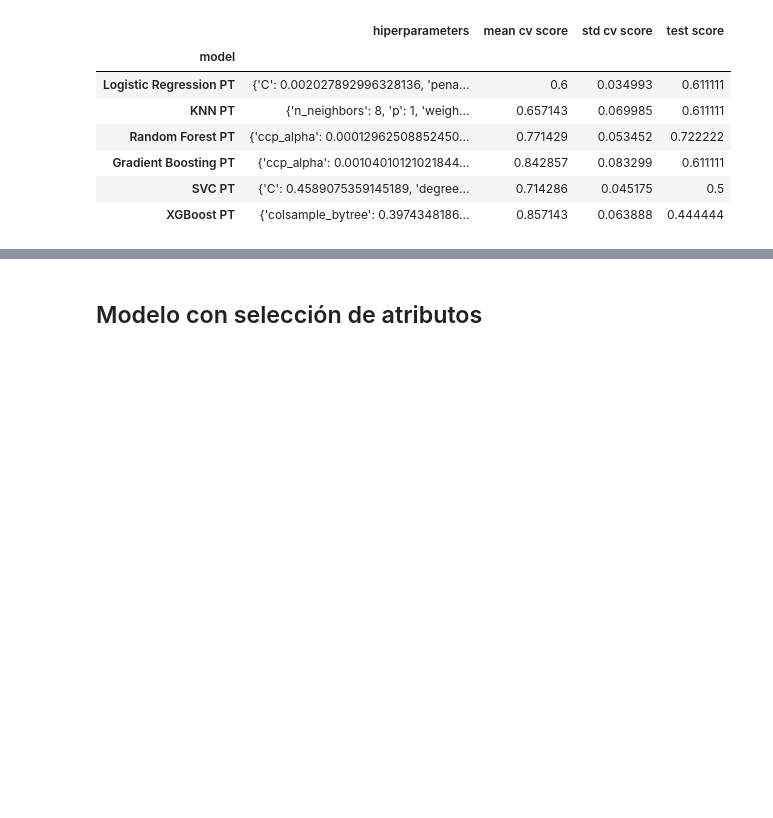
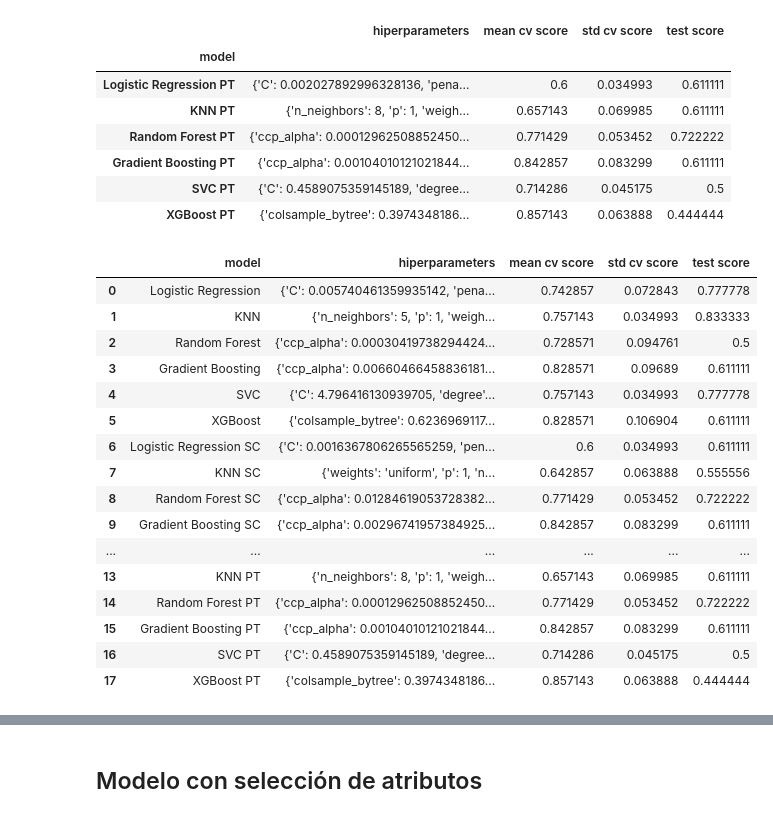
Before and after one commit to jhquiza/EEG_IAT, a Jupyter notebook: Modelos clasificación conectividad grupos de actores.ipynb, the cells around one changed output, grey strips where cells are left out. Cells and saved outputs as stored; diff of their text form; code cells hidden in the pictures; blank space fills up the shorter version.

```diff
--- a/Modelos clasificación conectividad grupos de actores.ipynb
+++ b/Modelos clasificación conectividad grupos de actores.ipynb
@@ -92,3 +92,27 @@ best_results_pt
 | Gradient Boosting PT | {'ccp_alpha': 0.00104010121021844... | 0.842857 | 0.083299 | 0.611111 |
 | SVC PT | {'C': 0.4589075359145189, 'degree... | 0.714286 | 0.045175 | 0.5 |
 | XGBoost PT | {'colsample_bytree': 0.3974348186... | 0.857143 | 0.063888 | 0.444444 |
+# %%
+df_np = best_results_np.reset_index().copy()
+df_sc = best_results_sc.reset_index().copy()
+df_pt = best_results_pt.reset_index().copy()
+df_all = pd.concat([df_np, df_sc, df_pt], axis=0, ignore_index=True)
+df_all
+# %% [output]
+|  | model | hiperparameters | mean cv score | std cv score | test score |
+| 0 | Logistic Regression | {'C': 0.005740461359935142, 'pena... | 0.742857 | 0.072843 | 0.777778 |
+| 1 | KNN | {'n_neighbors': 5, 'p': 1, 'weigh... | 0.757143 | 0.034993 | 0.833333 |
+| 2 | Random Forest | {'ccp_alpha': 0.00030419738294424... | 0.728571 | 0.094761 | 0.5 |
+| 3 | Gradient Boosting | {'ccp_alpha': 0.00660466458836181... | 0.828571 | 0.09689 | 0.611111 |
+| 4 | SVC | {'C': 4.796416130939705, 'degree'... | 0.757143 | 0.034993 | 0.777778 |
+| 5 | XGBoost | {'colsample_bytree': 0.6236969117... | 0.828571 | 0.106904 | 0.611111 |
+| 6 | Logistic Regression SC | {'C': 0.0016367806265565259, 'pen... | 0.6 | 0.034993 | 0.611111 |
+| 7 | KNN SC | {'weights': 'uniform', 'p': 1, 'n... | 0.642857 | 0.063888 | 0.555556 |
+| 8 | Random Forest SC | {'ccp_alpha': 0.01284619053728382... | 0.771429 | 0.053452 | 0.722222 |
+| 9 | Gradient Boosting SC | {'ccp_alpha': 0.00296741957384925... | 0.842857 | 0.083299 | 0.611111 |
+| ... | ... | ... | ... | ... | ... |
+| 13 | KNN PT | {'n_neighbors': 8, 'p': 1, 'weigh... | 0.657143 | 0.069985 | 0.611111 |
+| 14 | Random Forest PT | {'ccp_alpha': 0.00012962508852450... | 0.771429 | 0.053452 | 0.722222 |
+| 15 | Gradient Boosting PT | {'ccp_alpha': 0.00104010121021844... | 0.842857 | 0.083299 | 0.611111 |
+| 16 | SVC PT | {'C': 0.4589075359145189, 'degree... | 0.714286 | 0.045175 | 0.5 |
+| 17 | XGBoost PT | {'colsample_bytree': 0.3974348186... | 0.857143 | 0.063888 | 0.444444 |
```
Also changed, not shown: parts of 81 cells of this notebook, 1 other file.
